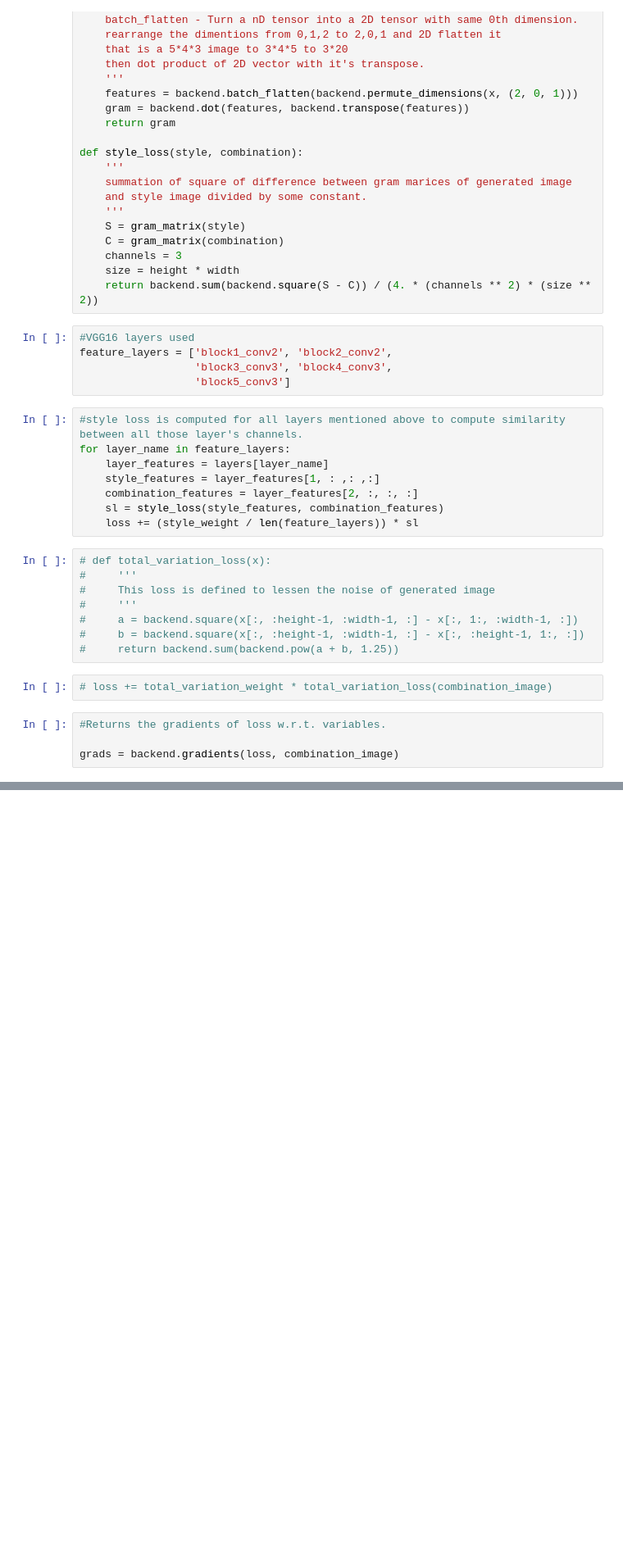
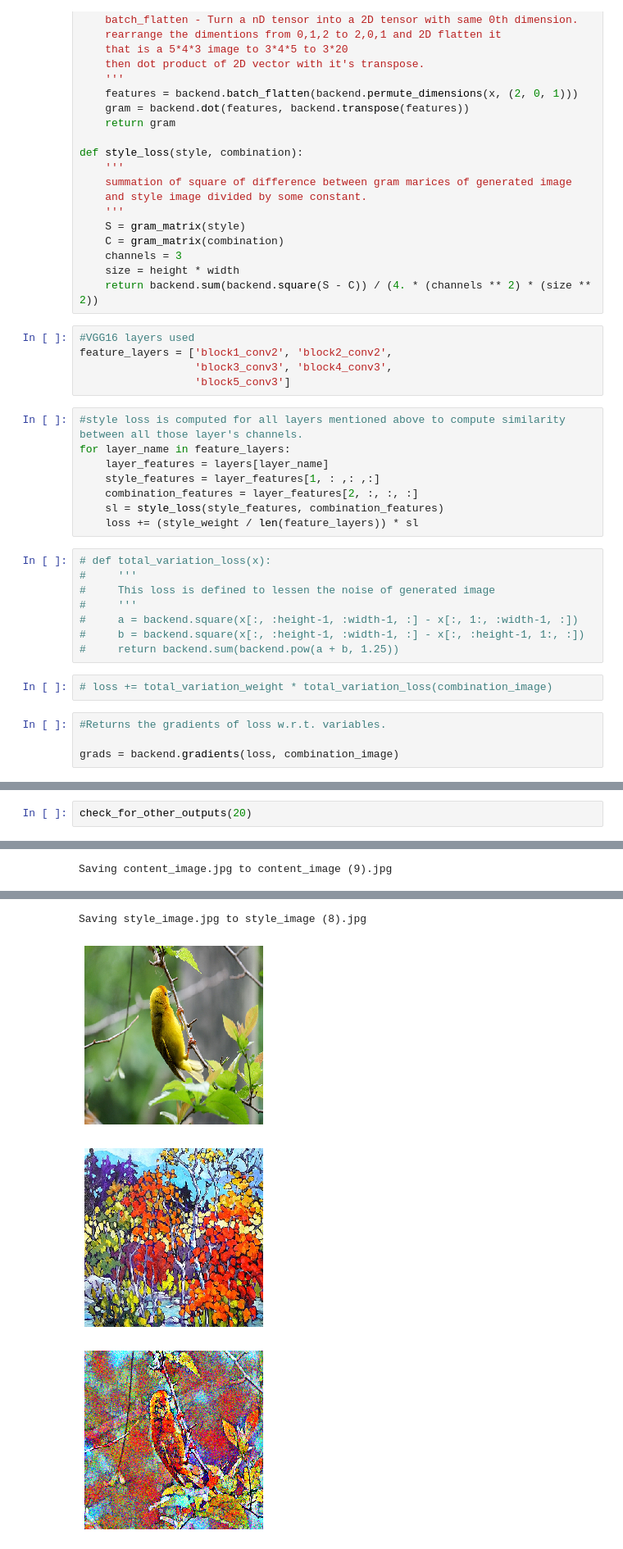
Before and after one commit to Saharsh007/Neural-Style-Transfer, a Jupyter notebook: NSTv1_with_explanation.ipynb, the cells around one changed output, grey strips where cells are left out. Shown at 82% size. Drawn from its saved outputs; the diff is of its cells as text; blank space fills up the shorter version.

```diff
--- a/NSTv1_with_explanation.ipynb
+++ b/NSTv1_with_explanation.ipynb
@@ -232,0 +426,3 @@ f_outputs = backend.function([combination_image], outputs)
+# %%
+check_for_other_outputs(20)
+# %% [output]
@@ -232,0 +430 @@ f_outputs = backend.function([combination_image], outputs)
+Saving content_image.jpg to content_image (9).jpg
@@ -232,0 +432,4 @@ f_outputs = backend.function([combination_image], outputs)
+Saving style_image.jpg to style_image (8).jpg
+[figure, added]
+[figure, added]
+[figure, added]
```
Also changed, not shown: parts of 24 cells of this notebook, 16 other files.
